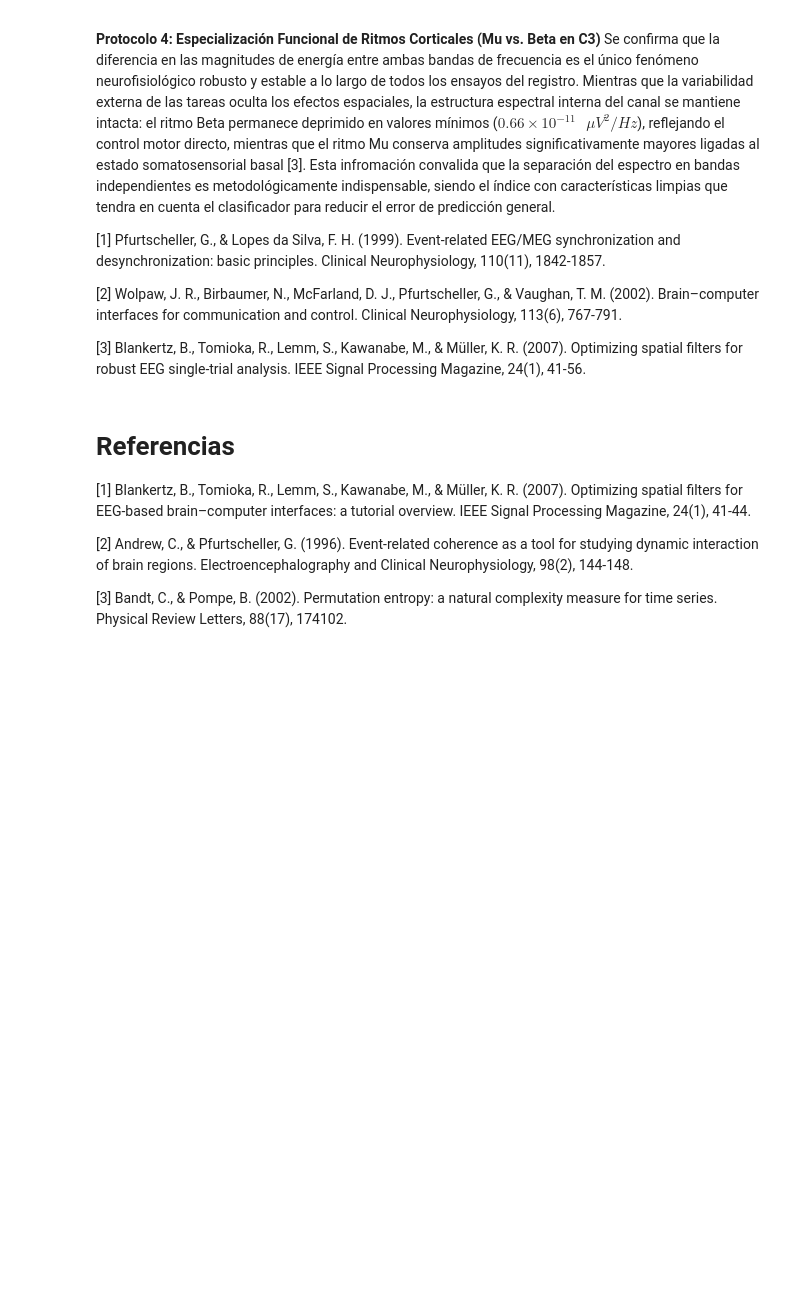
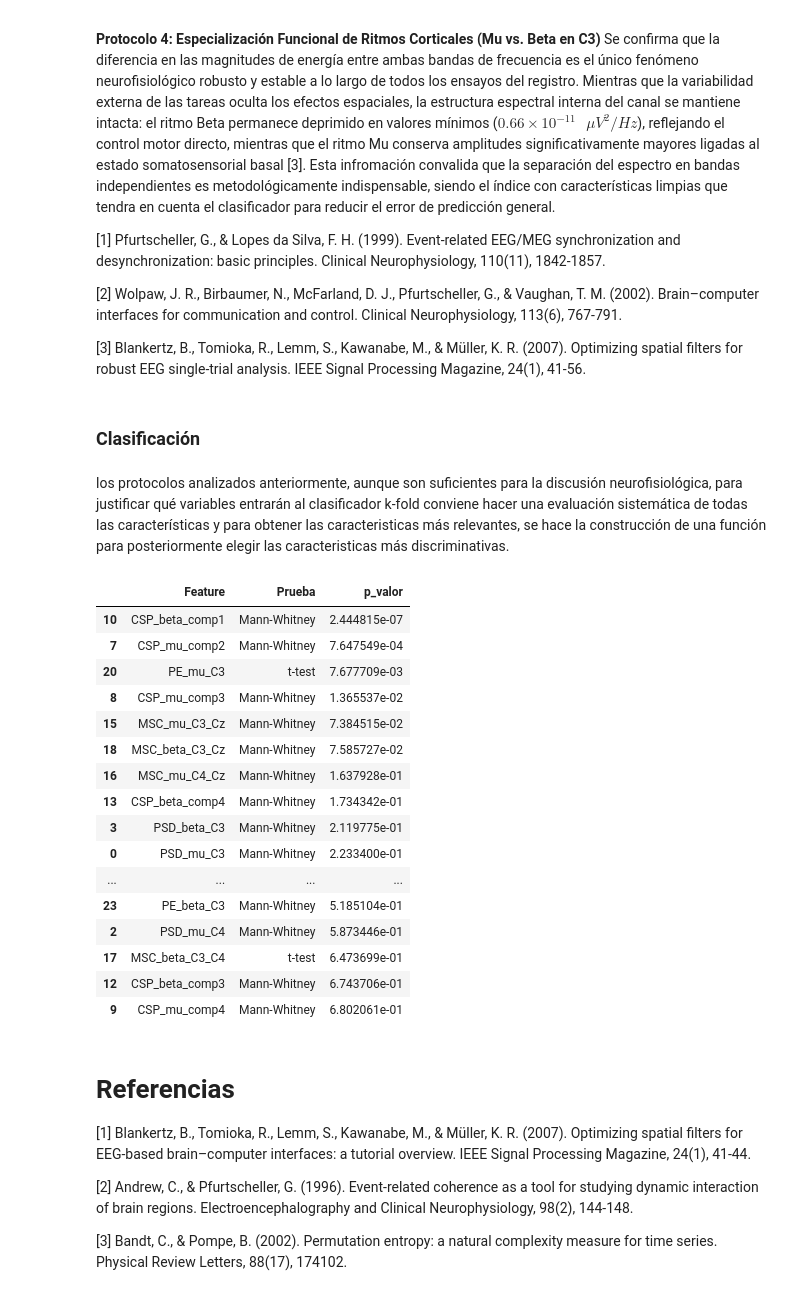
Before and after one commit to luhernandez12/Proyecto2-KarenAgudelo-LuisaHernandez, a Jupyter notebook: Codigo.ipynb, the cells around one changed output. Drawn from its saved outputs; the diff is of its cells as text; code cells hidden in the pictures; blank space fills up the shorter version.

Commit message:
Extracción caracteristicas relevantes para entrenamiento

```diff
--- a/Codigo.ipynb
+++ b/Codigo.ipynb
@@ -1553,3 +1553,7 @@ Se  confirma que la diferencia en las magnitudes de energía entre ambas bandas
 [2] Wolpaw, J. R., Birbaumer, N., McFarland, D. J., Pfurtscheller, G., & Vaughan, T. M. (2002). Brain–computer interfaces for communication and control. Clinical Neurophysiology, 113(6), 767-791.
 
 [3] Blankertz, B., Tomioka, R., Lemm, S., Kawanabe, M., & Müller, K. R. (2007). Optimizing spatial filters for robust EEG single-trial analysis. IEEE Signal Processing Magazine, 24(1), 41-56.
+# %% [markdown]
+### Clasificación
+# %% [markdown]
+los protocolos analizados anteriormente, aunque son suficientes para la discusión neurofisiológica, para justificar qué variables entrarán al clasificador k-fold conviene hacer una evaluación sistemática de todas las características y para obtener las caracteristicas más relevantes, se hace la construcción de una función para posteriormente elegir las caracteristicas más discriminativas.
@@ -1555,0 +1633,22 @@ Se  confirma que la diferencia en las magnitudes de energía entre ambas bandas
+# %%
+ranking = ranking_features(df_dataset_completo)
+
+ranking.head(20)
+# %% [output]
+|  | Feature | Prueba | p_valor |
+| 10 | CSP_beta_comp1 | Mann-Whitney | 2.444815e-07 |
+| 7 | CSP_mu_comp2 | Mann-Whitney | 7.647549e-04 |
+| 20 | PE_mu_C3 | t-test | 7.677709e-03 |
+| 8 | CSP_mu_comp3 | Mann-Whitney | 1.365537e-02 |
+| 15 | MSC_mu_C3_Cz | Mann-Whitney | 7.384515e-02 |
+| 18 | MSC_beta_C3_Cz | Mann-Whitney | 7.585727e-02 |
+| 16 | MSC_mu_C4_Cz | Mann-Whitney | 1.637928e-01 |
+| 13 | CSP_beta_comp4 | Mann-Whitney | 1.734342e-01 |
+| 3 | PSD_beta_C3 | Mann-Whitney | 2.119775e-01 |
+| 0 | PSD_mu_C3 | Mann-Whitney | 2.233400e-01 |
+| ... | ... | ... | ... |
+| 23 | PE_beta_C3 | Mann-Whitney | 5.185104e-01 |
+| 2 | PSD_mu_C4 | Mann-Whitney | 5.873446e-01 |
+| 17 | MSC_beta_C3_C4 | t-test | 6.473699e-01 |
+| 12 | CSP_beta_comp3 | Mann-Whitney | 6.743706e-01 |
+| 9 | CSP_mu_comp4 | Mann-Whitney | 6.802061e-01 |
```
Also changed, not shown: parts of 7 cells of this notebook.
